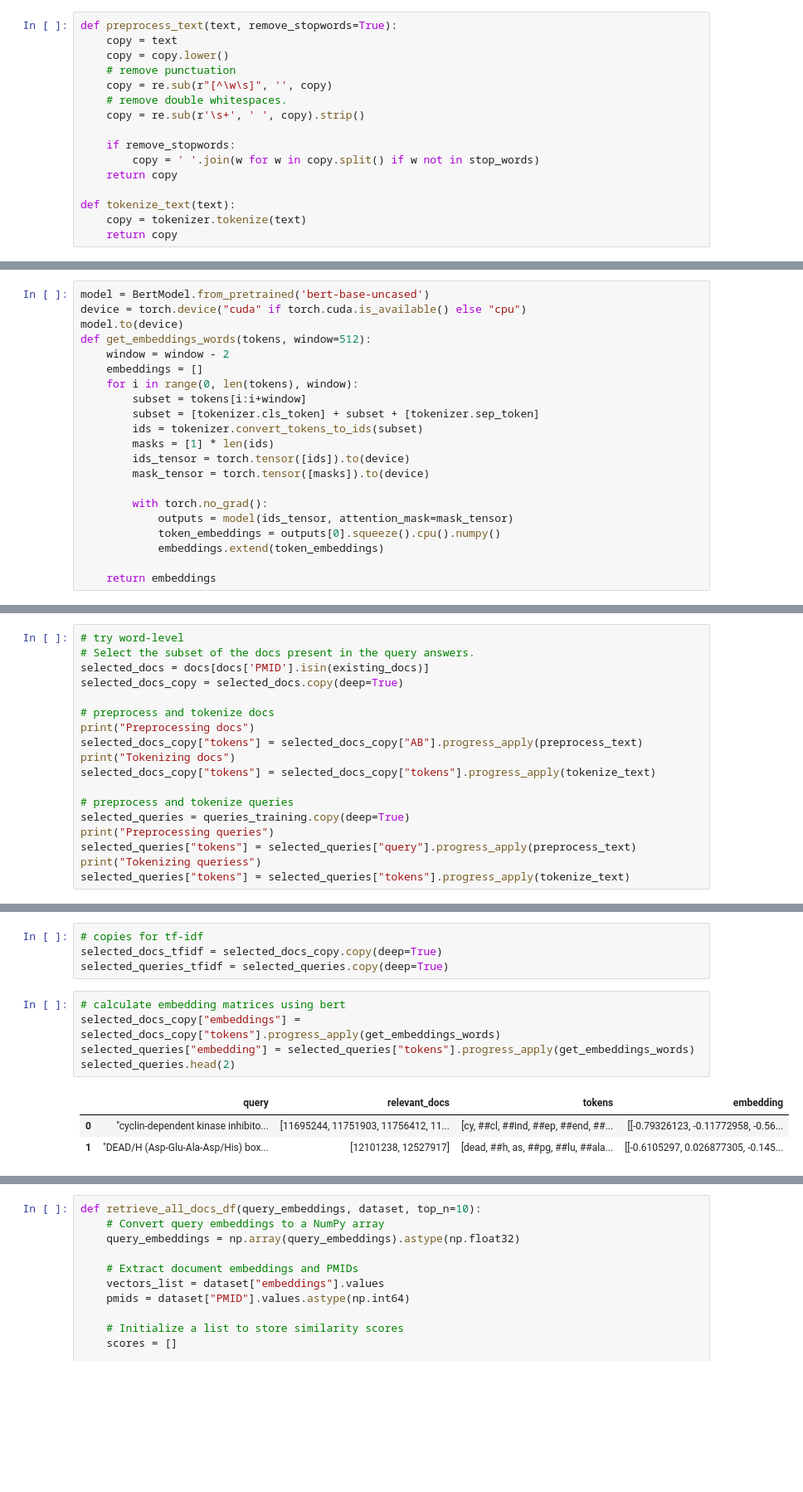
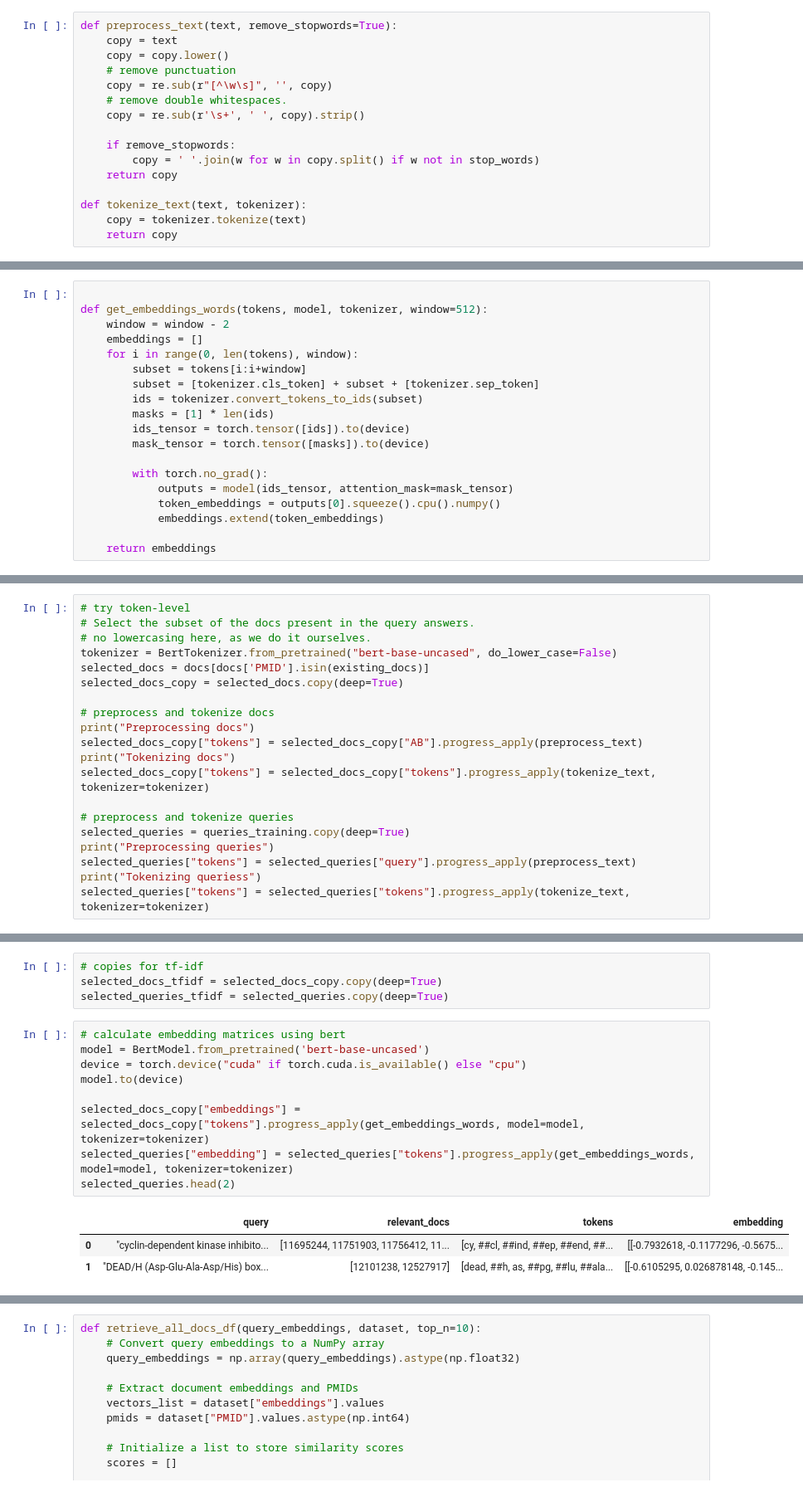
Before and after one commit to Lolya-cloud/fir-project, a Jupyter notebook: scripts/bert-final.ipynb, the cells around one changed output, grey strips where cells are left out. Shown at 83% size. Saved outputs shown, nothing was run; the diff lists cells and outputs as text; blank space fills up the shorter version.

```diff
--- a/scripts/bert-final.ipynb
+++ b/scripts/bert-final.ipynb
@@ -201,7 +199,7 @@ def preprocess_text(text, remove_stopwords=True):
         copy = ' '.join(w for w in copy.split() if w not in stop_words)
     return copy
 
-def tokenize_text(text):
+def tokenize_text(text, tokenizer):
     copy = tokenizer.tokenize(text)
     return copy
 # %%
@@ -214,10 +212,8 @@ def precision_at_k(row, k=10):
     precision = (num_relevant_in_retrieved / k) * 100
     return precision
 # %%
-model = BertModel.from_pretrained('bert-base-uncased')
-device = torch.device("cuda" if torch.cuda.is_available() else "cpu")
-model.to(device)
-def get_embeddings_words(tokens, window=512):
+
+def get_embeddings_words(tokens, model, tokenizer, window=512):
     window = window - 2
     embeddings = []
     for i in range(0, len(tokens), window):
@@ -255,8 +251,10 @@ def get_embeddings_words_tfidf(tokens, doc_list):
     # (e.g. parts which are the same, like idf).
     return [[1, 2], [1, 2], [3, 2]]
 # %%
-# try word-level
+# try token-level
 # Select the subset of the docs present in the query answers.
+# no lowercasing here, as we do it ourselves.
+tokenizer = BertTokenizer.from_pretrained("bert-base-uncased", do_lower_case=False)
 selected_docs = docs[docs['PMID'].isin(existing_docs)]
 selected_docs_copy = selected_docs.copy(deep=True)
 
@@ -264,14 +262,14 @@ selected_docs_copy = selected_docs.copy(deep=True)
 print("Preprocessing docs")
 selected_docs_copy["tokens"] = selected_docs_copy["AB"].progress_apply(preprocess_text)
 print("Tokenizing docs")
-selected_docs_copy["tokens"] = selected_docs_copy["tokens"].progress_apply(tokenize_text)
+selected_docs_copy["tokens"] = selected_docs_copy["tokens"].progress_apply(tokenize_text, tokenizer=tokenizer)
 
 # preprocess and tokenize queries
 selected_queries = queries_training.copy(deep=True)
 print("Preprocessing queries")
 selected_queries["tokens"] = selected_queries["query"].progress_apply(preprocess_text)
 print("Tokenizing queriess")
-selected_queries["tokens"] = selected_queries["tokens"].progress_apply(tokenize_text)
+selected_queries["tokens"] = selected_queries["tokens"].progress_apply(tokenize_text, tokenizer=tokenizer)
 # %% [output]
 Preprocessing docs
 Tokenizing docs
@@ -283,13 +281,17 @@ selected_docs_tfidf = selected_docs_copy.copy(deep=True)
 selected_queries_tfidf = selected_queries.copy(deep=True)
 # %%
 # calculate embedding matrices using bert
-selected_docs_copy["embeddings"] = selected_docs_copy["tokens"].progress_apply(get_embeddings_words)
-selected_queries["embedding"] = selected_queries["tokens"].progress_apply(get_embeddings_words)
+model = BertModel.from_pretrained('bert-base-uncased')
+device = torch.device("cuda" if torch.cuda.is_available() else "cpu")
+model.to(device)
+
+selected_docs_copy["embeddings"] = selected_docs_copy["tokens"].progress_apply(get_embeddings_words, model=model, tokenizer=tokenizer)
+selected_queries["embedding"] = selected_queries["tokens"].progress_apply(get_embeddings_words, model=model, tokenizer=tokenizer)
 selected_queries.head(2)
 # %% [output]
 |  | query | relevant_docs | tokens | embedding |
-| 0 | "cyclin-dependent kinase inhibito... | [11695244, 11751903, 11756412, 11... | [cy, ##cl, ##ind, ##ep, ##end, ##... | [[-0.79326123, -0.11772958, -0.56... |
-| 1 | "DEAD/H (Asp-Glu-Ala-Asp/His) box... | [12101238, 12527917] | [dead, ##h, as, ##pg, ##lu, ##ala... | [[-0.6105297, 0.026877305, -0.145... |
+| 0 | "cyclin-dependent kinase inhibito... | [11695244, 11751903, 11756412, 11... | [cy, ##cl, ##ind, ##ep, ##end, ##... | [[-0.7932618, -0.1177296, -0.5675... |
+| 1 | "DEAD/H (Asp-Glu-Ala-Asp/His) box... | [12101238, 12527917] | [dead, ##h, as, ##pg, ##lu, ##ala... | [[-0.6105295, 0.026878148, -0.145... |
 # %%
 # calculate embedding matrices using tf-idf
 selected_docs_tfidf["embeddings"] = selected_docs_tfidf["tokens"].progress_apply(
```
Also changed, not shown: parts of 8 cells of this notebook.
